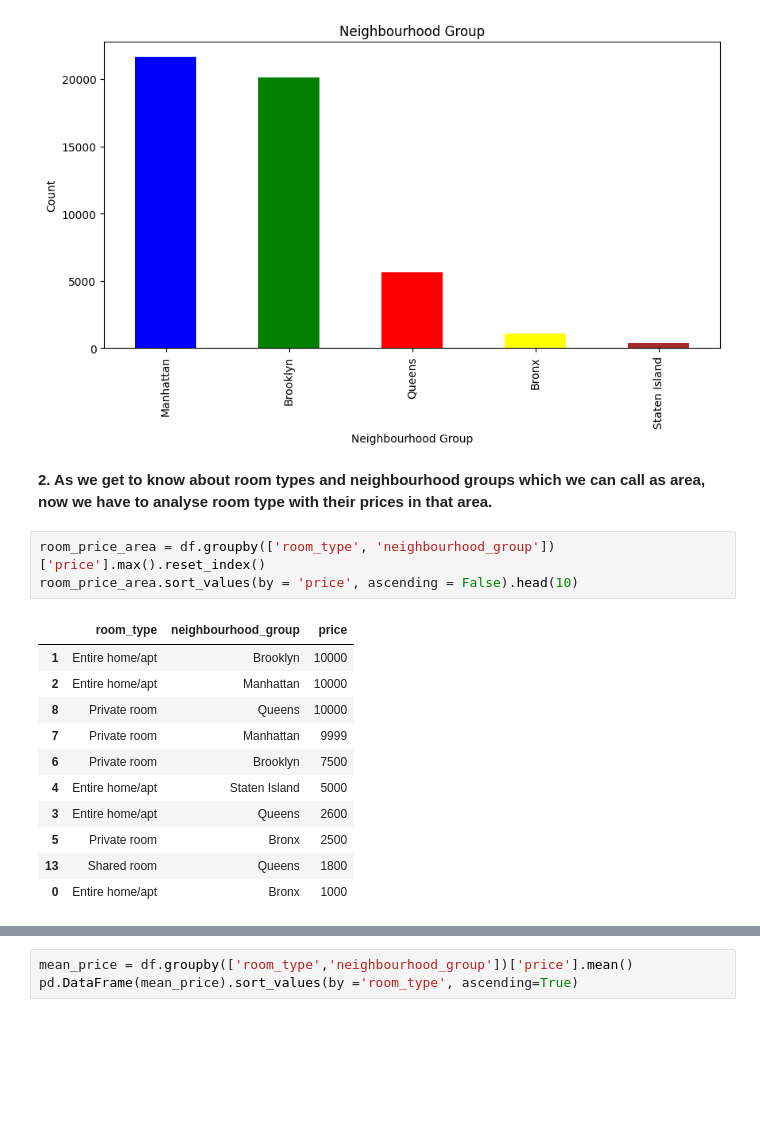
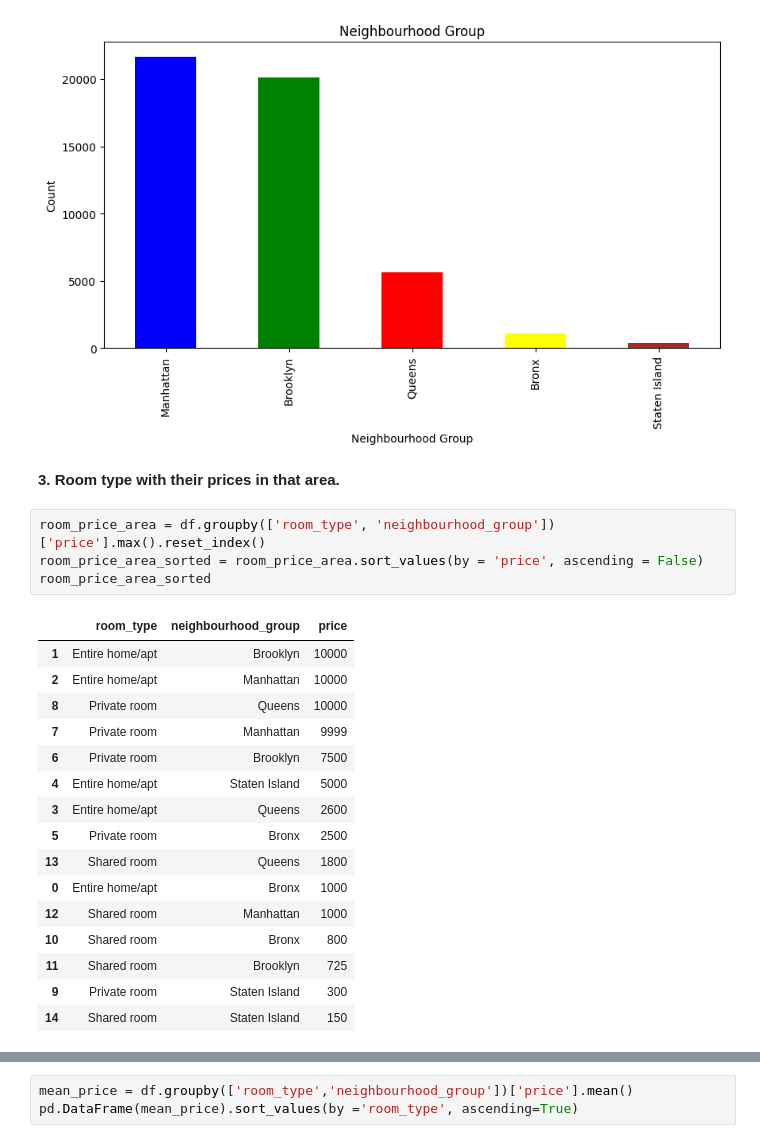
Before and after one commit to Pranita1994/EDA_Project, a Jupyter notebook: AirBnb_Bookings_Analysis.ipynb, the cells around one changed output, grey strips where cells are left out. Saved outputs shown, nothing was run; the diff lists cells and outputs as text; blank space fills up the shorter version.

```diff
--- a/AirBnb_Bookings_Analysis.ipynb
+++ b/AirBnb_Bookings_Analysis.ipynb
@@ -400,20 +404,26 @@ plt.ylabel('Count')
 plt.show()
 # %% [output]
 [figure]
-# %% [markdown]
-**2. As we get to know about room types and neighbourhood groups which we can call as area, now we have to analyse room type with their prices in that area.**
+# %% [markdown]
+**3. Room type with their prices in that area.**
 # %%
 room_price_area = df.groupby(['room_type', 'neighbourhood_group'])['price'].max().reset_index()
-room_price_area.sort_values(by = 'price', ascending = False).head(10)
+room_price_area_sorted = room_price_area.sort_values(by = 'price', ascending = False)
+room_price_area_sorted
 # %% [output]
 |  | room_type | neighbourhood_group | price |
 | 1 | Entire home/apt | Brooklyn | 10000 |
 | 2 | Entire home/apt | Manhattan | 10000 |
 | 8 | Private room | Queens | 10000 |
 | 7 | Private room | Manhattan | 9999 |
 | 6 | Private room | Brooklyn | 7500 |
 | 4 | Entire home/apt | Staten Island | 5000 |
 | 3 | Entire home/apt | Queens | 2600 |
 | 5 | Private room | Bronx | 2500 |
 | 13 | Shared room | Queens | 1800 |
 | 0 | Entire home/apt | Bronx | 1000 |
+| 12 | Shared room | Manhattan | 1000 |
+| 10 | Shared room | Bronx | 800 |
+| 11 | Shared room | Brooklyn | 725 |
+| 9 | Private room | Staten Island | 300 |
+| 14 | Shared room | Staten Island | 150 |
```
Also changed, not shown: parts of 5 cells of this notebook.
